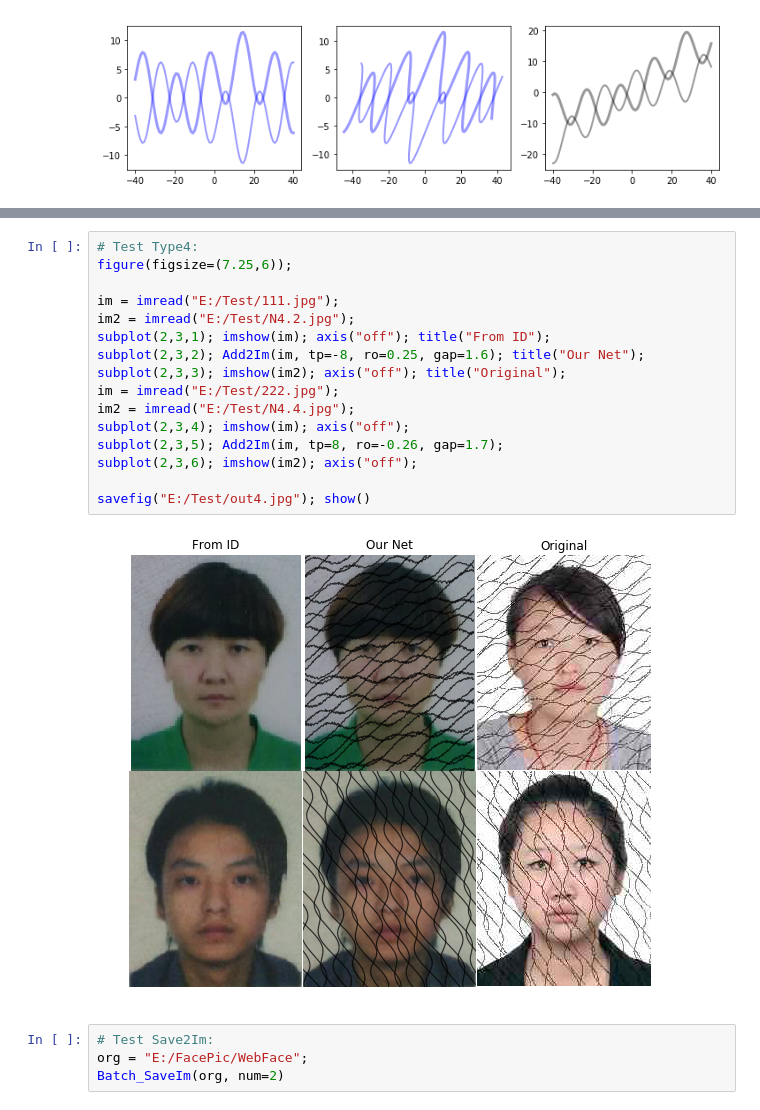
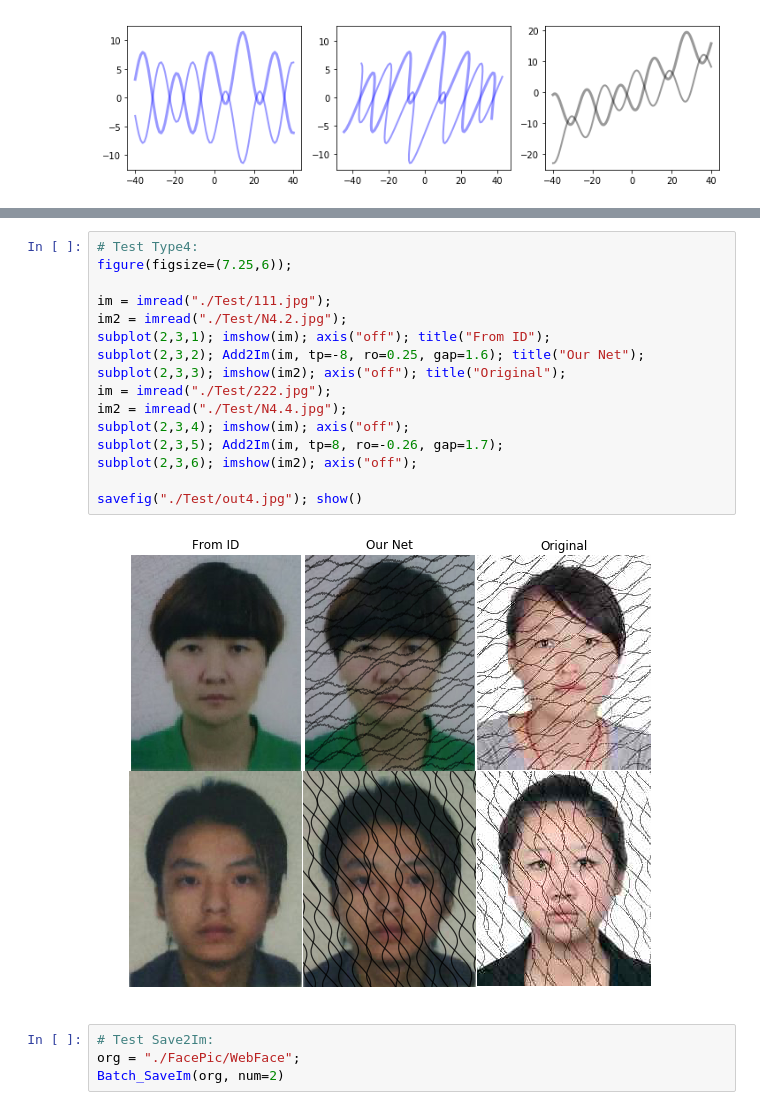
Before and after one commit to bholdmanny/GAN_Mesh, a Jupyter notebook: Curves.ipynb, the cells around one changed output, grey strips where cells are left out. Saved outputs shown, nothing was run; the diff lists cells and outputs as text.

```diff
--- a/Curves.ipynb
+++ b/Curves.ipynb
@@ -299,23 +299,23 @@ savefig("E:/Test/out3.jpg"); show()
 # %%
 # Test Type4:
 figure(figsize=(7.25,6));
 
-im = imread("E:/Test/111.jpg");
-im2 = imread("E:/Test/N4.2.jpg");
+im = imread("./Test/111.jpg");
+im2 = imread("./Test/N4.2.jpg");
 subplot(2,3,1); imshow(im); axis("off"); title("From ID");
 subplot(2,3,2); Add2Im(im, tp=-8, ro=0.25, gap=1.6); title("Our Net");
 subplot(2,3,3); imshow(im2); axis("off"); title("Original");
-im = imread("E:/Test/222.jpg");
-im2 = imread("E:/Test/N4.4.jpg");
+im = imread("./Test/222.jpg");
+im2 = imread("./Test/N4.4.jpg");
 subplot(2,3,4); imshow(im); axis("off");
 subplot(2,3,5); Add2Im(im, tp=8, ro=-0.26, gap=1.7);
 subplot(2,3,6); imshow(im2); axis("off");
 
-savefig("E:/Test/out4.jpg"); show()
+savefig("./Test/out4.jpg"); show()
 # %% [output]
-[figure, old version]
+[figure, new version]
 # %%
 # Test Save2Im:
-org = "E:/FacePic/WebFace";
+org = "./FacePic/WebFace";
 Batch_SaveIm(org, num=2)
 # %%
```
Also changed, not shown: parts of 5 cells of this notebook.
